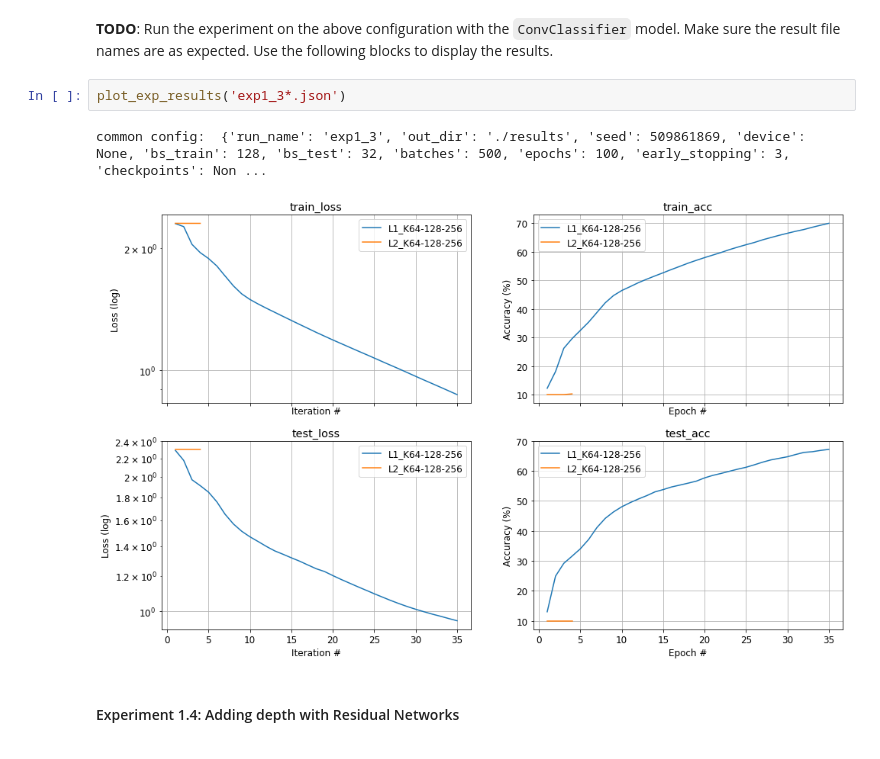
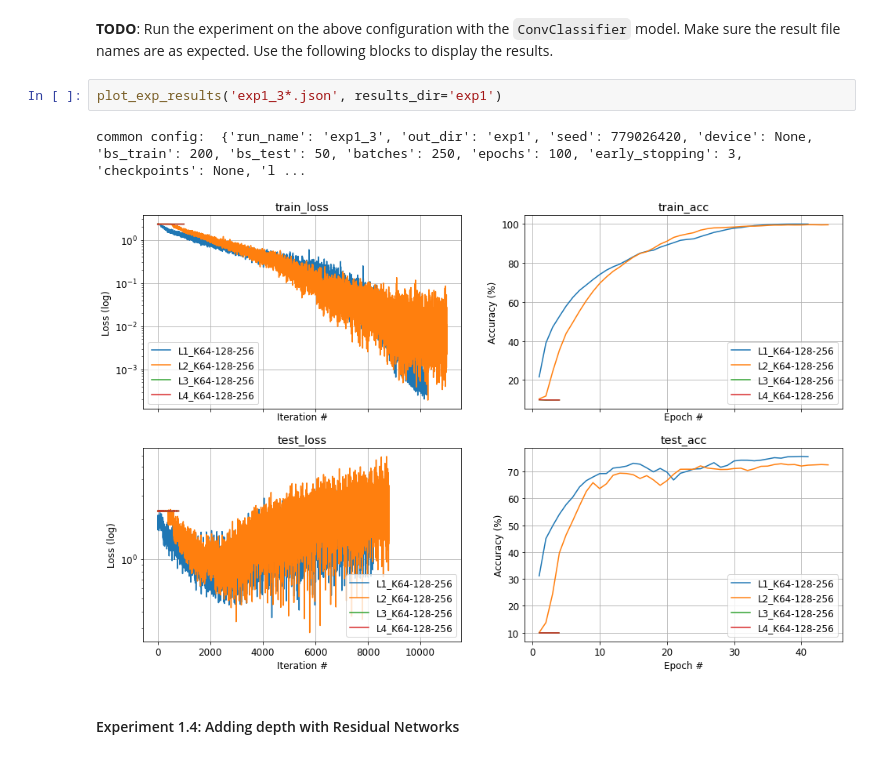
Before and after one commit to Ofir-Shechtman/CS236781-Deep-Learning-hw2, a Jupyter notebook: Part3_CNNs.ipynb, the cells around one changed output. Cells and saved outputs as stored; diff of their text form.

```diff
--- a/Part3_CNNs.ipynb
+++ b/Part3_CNNs.ipynb
@@ -498,10 +498,10 @@ Each run should be named `exp1_3_L{}_K{}-{}-{}` where the braces are placeholder
 # %% [markdown]
 **TODO**: Run the experiment on the above configuration  with the `ConvClassifier` model. Make sure the result file names are as expected. Use the following blocks to display the results.
 # %%
-plot_exp_results('exp1_3*.json')
+plot_exp_results('exp1_3*.json', results_dir='exp1')
 # %% [output]
-common config:  {'run_name': 'exp1_3', 'out_dir': './results', 'seed': 509861869, 'device': None, 'bs_train': 128, 'bs_test': 32, 'batches': 500, 'epochs': 100, 'early_stopping': 3, 'checkpoints': Non ...
+common config:  {'run_name': 'exp1_3', 'out_dir': 'exp1', 'seed': 779026420, 'device': None, 'bs_train': 200, 'bs_test': 50, 'batches': 250, 'epochs': 100, 'early_stopping': 3, 'checkpoints': None, 'l ...
-[figure, old version]
+[figure, new version]
 # %% [markdown]
 #### Experiment 1.4: Adding depth with Residual Networks
 # %% [markdown]
```
Also changed, not shown: parts of 7 cells of this notebook, 19 other files.
